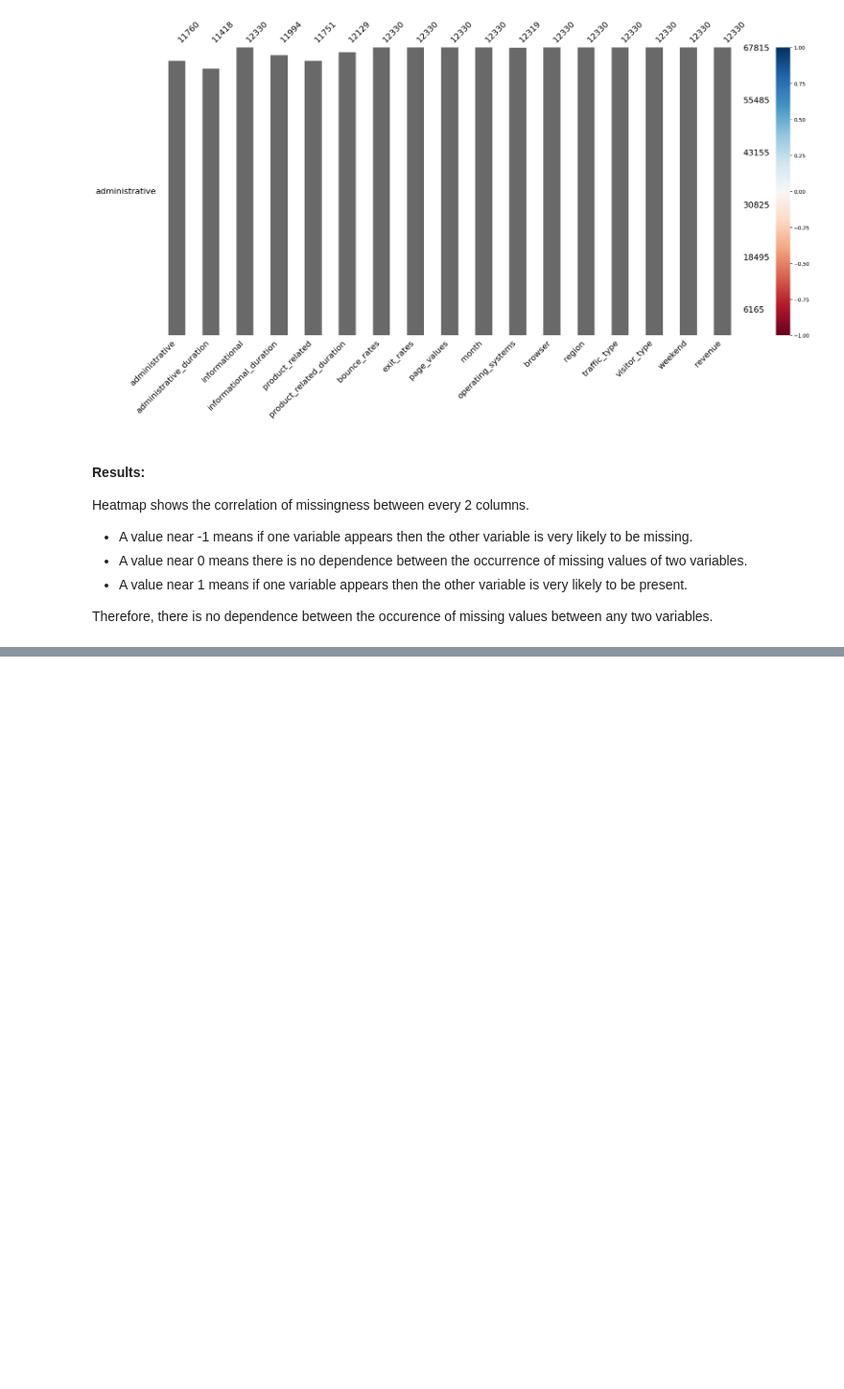
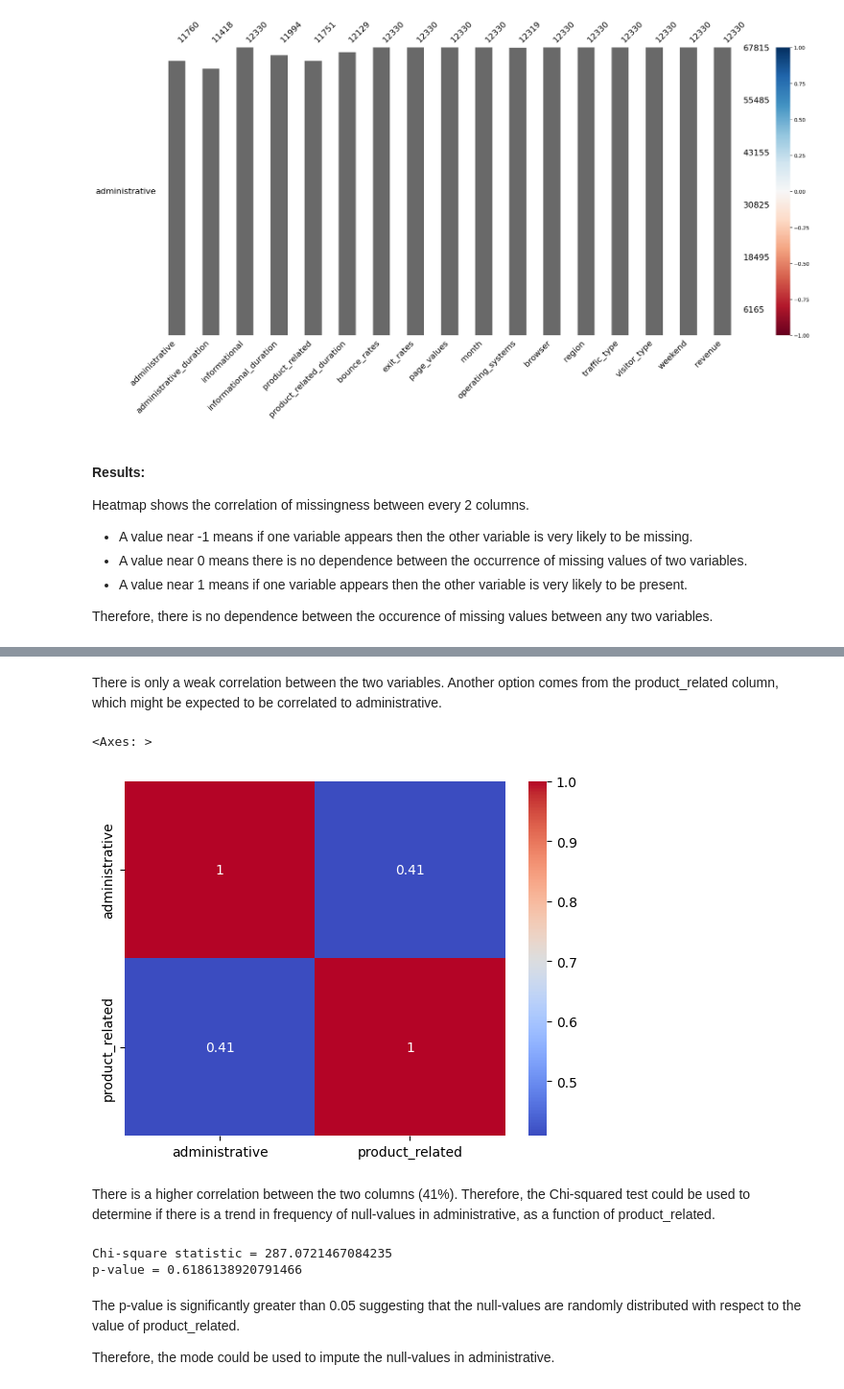
Before and after one commit to Chills00/exploratory-data-analysis---online-shopping-in-retail917, a Jupyter notebook: EDA_notebook.ipynb, the cells around one changed output, grey strips where cells are left out. Shown: that part at 96% size. Cells and saved outputs as stored; diff of their text form; code cells hidden in the pictures; blank space fills up the shorter version.

```diff
--- a/EDA_notebook.ipynb
+++ b/EDA_notebook.ipynb
@@ -237,0 +289,21 @@ Therefore, there is no dependence between the occurence of missing values betwee
+# %% [markdown]
+There is only a weak correlation between the two variables.
+Another option comes from the product_related column, which might be expected to be correlated to administrative.
+# %%
+# Check correlation between 'administrative' and 'product_related':
+
+df_plots.correlation('administrative', 'product_related')
+# %% [output]
+<Axes: >
+[figure, added]
+# %% [markdown]
+There is a higher correlation between the two columns (41%). Therefore, the Chi-squared test could be used to determine if there is a trend in frequency of null-values in administrative, as a function of product_related.
+# %%
+df_plots.chi_squared('administrative', 'product_related')
+# %% [output]
+Chi-square statistic = 287.0721467084235
+p-value = 0.6186138920791466
+# %% [markdown]
+The p-value is significantly greater than 0.05 suggesting that the null-values are randomly distributed with respect to the value of product_related.
+
+Therefore, the mode could be used to impute the null-values in administrative.
```
Also changed, not shown: parts of 10 cells of this notebook, 1 other file.
